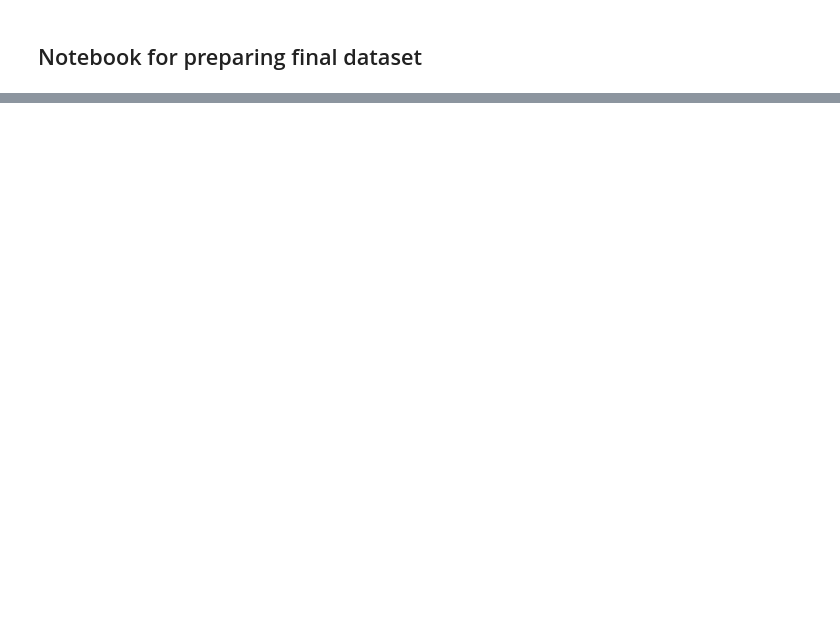
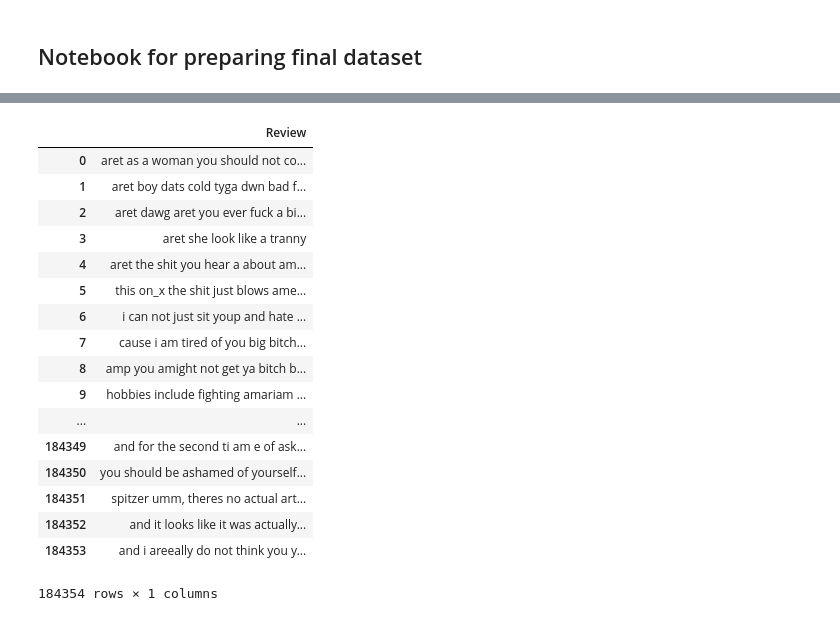
Before and after one commit to Slainteee/Jatayu-ContentModeration, a Jupyter notebook: hatespeech/Data Preprocessing.ipynb, the cells around one changed output, grey strips where cells are left out. Saved outputs shown, nothing was run; the diff lists cells and outputs as text; code cells hidden in the pictures; blank space fills up the shorter version.

```diff
--- a/hatespeech/Data Preprocessing.ipynb
+++ b/hatespeech/Data Preprocessing.ipynb
@@ -16,0 +181,4 @@ file2.tail()
+# %%
+review = data["comment_text"]
+# %%
+comment2 = review.apply(clean_sen)
@@ -16,0 +187,2 @@ file2.tail()
+# %%
+final_comment = comment1.tolist() + comment2.tolist()
@@ -16,0 +203,2 @@ file2.tail()
+# %%
+final_comment_dataframe = pd.DataFrame(final_comment,columns=["Review"])
@@ -16,0 +228,21 @@ file2.tail()
+# %%
+final_comment_dataframe
+# %% [output]
+|  | Review |
+| 0 | aret as a woman you should not co... |
+| 1 | aret boy dats cold tyga dwn bad f... |
+| 2 | aret dawg aret you ever fuck a bi... |
+| 3 | aret she look like a tranny |
+| 4 | aret the shit you hear a about am... |
+| 5 | this on_x the shit just blows ame... |
+| 6 | i can not just sit youp and hate ... |
+| 7 | cause i am tired of you big bitch... |
+| 8 | amp you amight not get ya bitch b... |
+| 9 | hobbies include fighting amariam ... |
+| ... | ... |
+| 184349 | and for the second ti am e of ask... |
+| 184350 | you should be ashamed of yourself... |
+| 184351 | spitzer umm, theres no actual art... |
+| 184352 | and it looks like it was actually... |
+| 184353 | and i areeally do not think you y... |
+184354 rows × 1 columns
```
Also changed, not shown: parts of 31 cells of this notebook.
